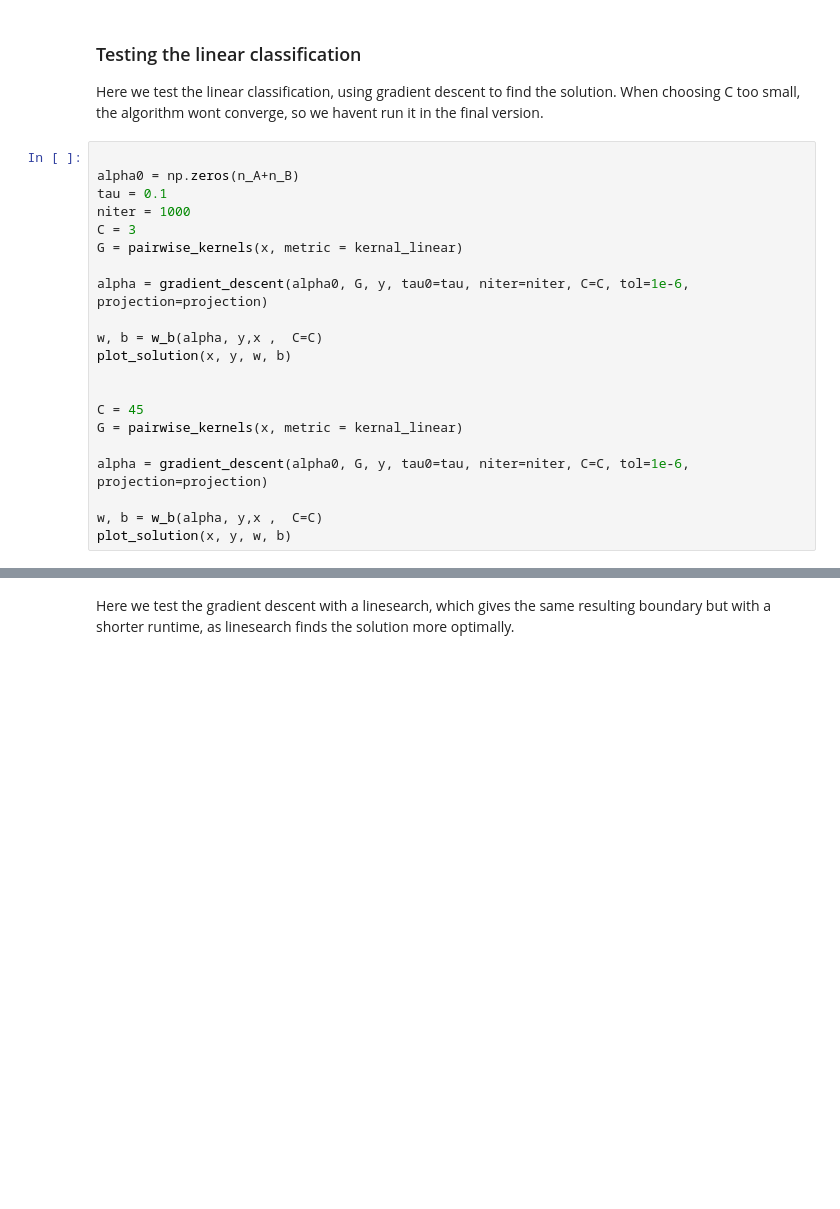
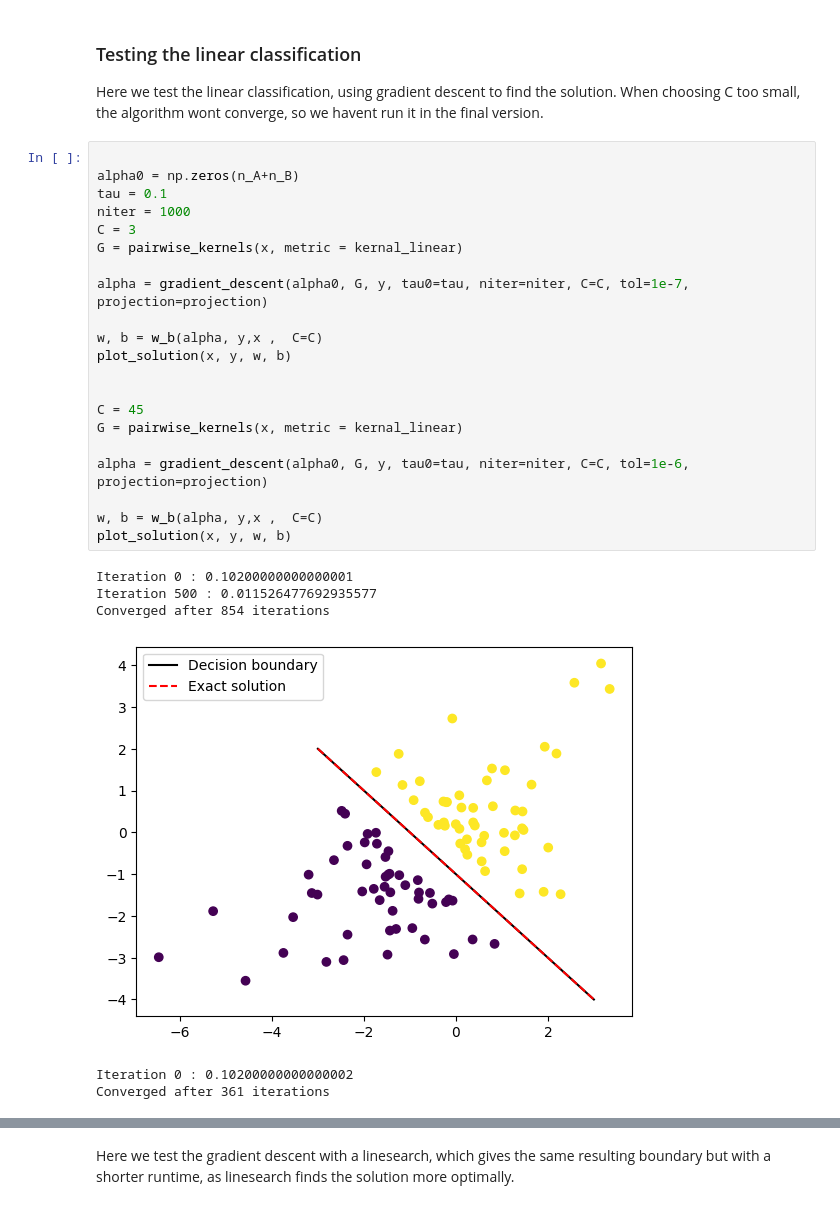
Before and after one commit to 1rideee/Optimering-1, a Jupyter notebook: main.ipynb, the cells around one changed output, grey strips where cells are left out. Drawn from its saved outputs; the diff is of its cells as text; blank space fills up the shorter version.

```diff
--- a/main.ipynb
+++ b/main.ipynb
@@ -40,21 +42,28 @@ Here we test the linear classification, using gradient descent to find the solut
 # %%
 
 alpha0 = np.zeros(n_A+n_B)
 tau = 0.1
 niter = 1000
 C = 3
 G = pairwise_kernels(x, metric = kernal_linear)
 
-alpha = gradient_descent(alpha0, G, y, tau0=tau, niter=niter, C=C, tol=1e-6, projection=projection)
+alpha = gradient_descent(alpha0, G, y, tau0=tau, niter=niter, C=C, tol=1e-7, projection=projection)
 
 w, b = w_b(alpha, y,x ,  C=C)
 plot_solution(x, y, w, b)
 
 
 C = 45
 G = pairwise_kernels(x, metric = kernal_linear)
 
 alpha = gradient_descent(alpha0, G, y, tau0=tau, niter=niter, C=C, tol=1e-6, projection=projection)
 
 w, b = w_b(alpha, y,x ,  C=C)
 plot_solution(x, y, w, b)
+# %% [output]
+Iteration 0 : 0.10200000000000001
+Iteration 500 : 0.011526477692935577
+Converged after 854 iterations
+[figure, added]
+Iteration 0 : 0.10200000000000002
+Converged after 361 iterations
```
Also changed, not shown: parts of 8 cells of this notebook, 1 other file.
